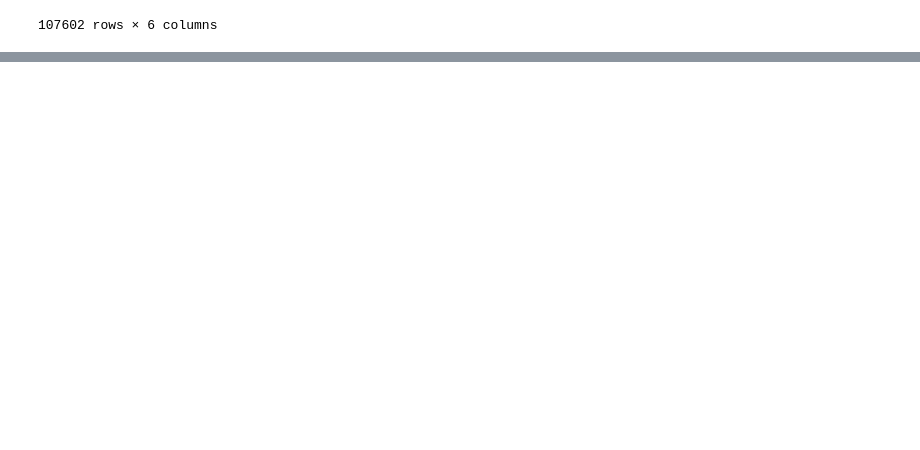
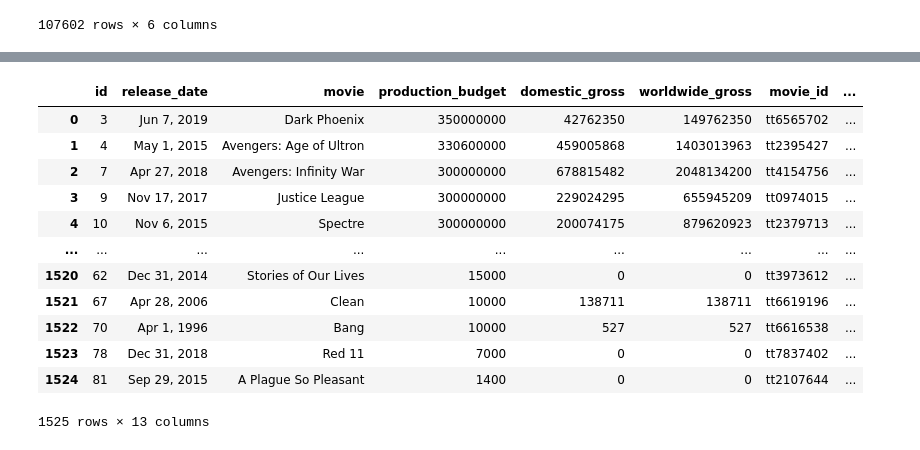
Before and after one commit to ParkedHampster/MS_Studios-Phase_1, a Jupyter notebook: individual_notebooks/JD.ipynb, the cells around one changed output, grey strips where cells are left out. Drawn from its saved outputs; the diff is of its cells as text; code cells hidden in the pictures; blank space fills up the shorter version.

Commit message:
testing git commands during live lecture

```diff
--- a/individual_notebooks/JD.ipynb
+++ b/individual_notebooks/JD.ipynb
@@ -247,5 +124,5 @@ dtype: int64
 # %%
-fixed_titles.dropna(subset=['movie_id'],inplace = True)
+budgets_df.dropna(subset=["movie_id"],axis=0,inplace=True)
 # %%
 # convert dollar amounts (str) into int
 budgets_df['domestic_gross'] = budgets_df['domestic_gross'].str.replace('$', '').str.replace(',', '').astype(int)
@@ -276,5 +149,21 @@ fixed_titles.head()
 # %%
-movies_with_gross_df = recent_imdb_movies.merge(recent_gross_df,left_on='primary_title',right_on='title',how='inner')
+movies_with_gross_df = budgets_df.merge(recent_imdb_movies, on="movie_id", how='inner')
+#recent_imdb_movies.merge(recent_gross_df,left_on='primary_title',right_on='title',how='inner')
+movies_with_gross_df
+# %% [output]
+|  | id | release_date | movie | production_budget | domestic_gross | worldwide_gross | movie_id | ... |
+| 0 | 3 | Jun 7, 2019 | Dark Phoenix | 350000000 | 42762350 | 149762350 | tt6565702 | ... |
+| 1 | 4 | May 1, 2015 | Avengers: Age of Ultron | 330600000 | 459005868 | 1403013963 | tt2395427 | ... |
+| 2 | 7 | Apr 27, 2018 | Avengers: Infinity War | 300000000 | 678815482 | 2048134200 | tt4154756 | ... |
+| 3 | 9 | Nov 17, 2017 | Justice League | 300000000 | 229024295 | 655945209 | tt0974015 | ... |
+| 4 | 10 | Nov 6, 2015 | Spectre | 300000000 | 200074175 | 879620923 | tt2379713 | ... |
+| ... | ... | ... | ... | ... | ... | ... | ... | ... |
+| 1520 | 62 | Dec 31, 2014 | Stories of Our Lives | 15000 | 0 | 0 | tt3973612 | ... |
+| 1521 | 67 | Apr 28, 2006 | Clean | 10000 | 138711 | 138711 | tt6619196 | ... |
+| 1522 | 70 | Apr 1, 1996 | Bang | 10000 | 527 | 527 | tt6616538 | ... |
+| 1523 | 78 | Dec 31, 2018 | Red 11 | 7000 | 0 | 0 | tt7837402 | ... |
+| 1524 | 81 | Sep 29, 2015 | A Plague So Pleasant | 1400 | 0 | 0 | tt2107644 | ... |
+1525 rows × 13 columns
 # %%
 fixed_titles.dropna(subset=['movie_id']).sort_values('domestic_gross',ascending=False)
 # %% [output]
```
Also changed, not shown: parts of 25 cells of this notebook.
